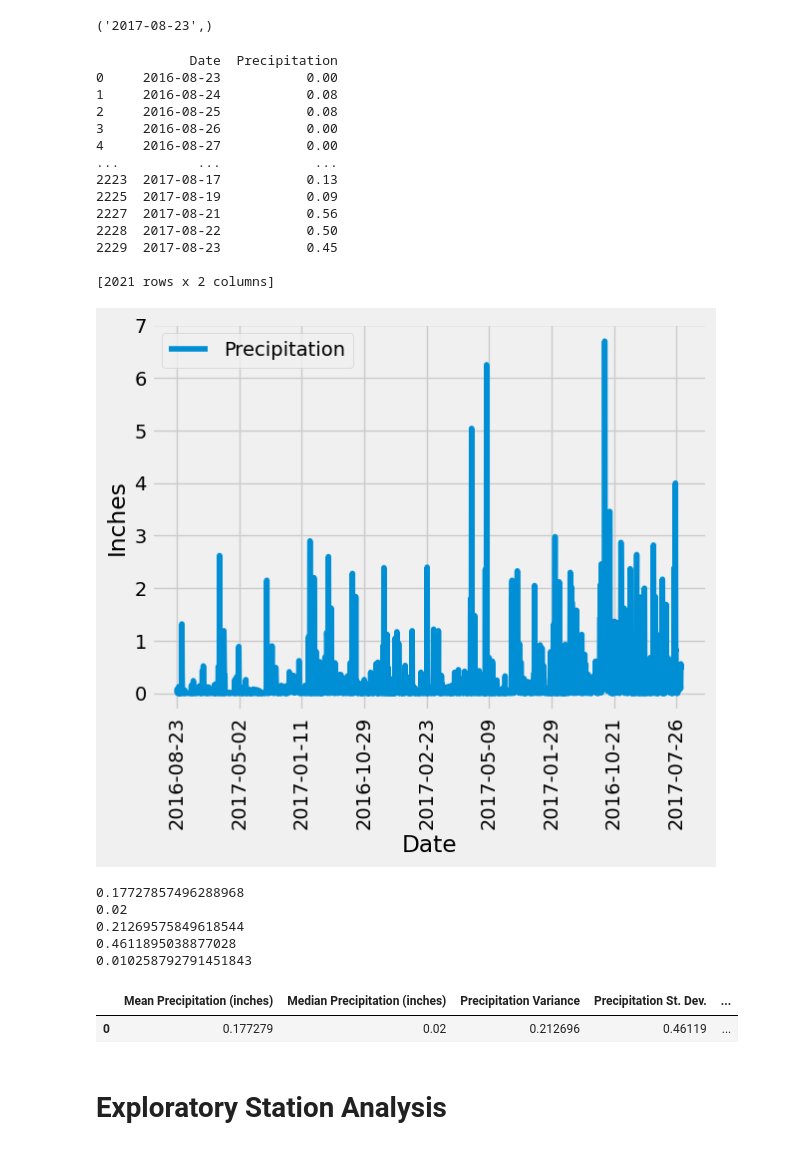
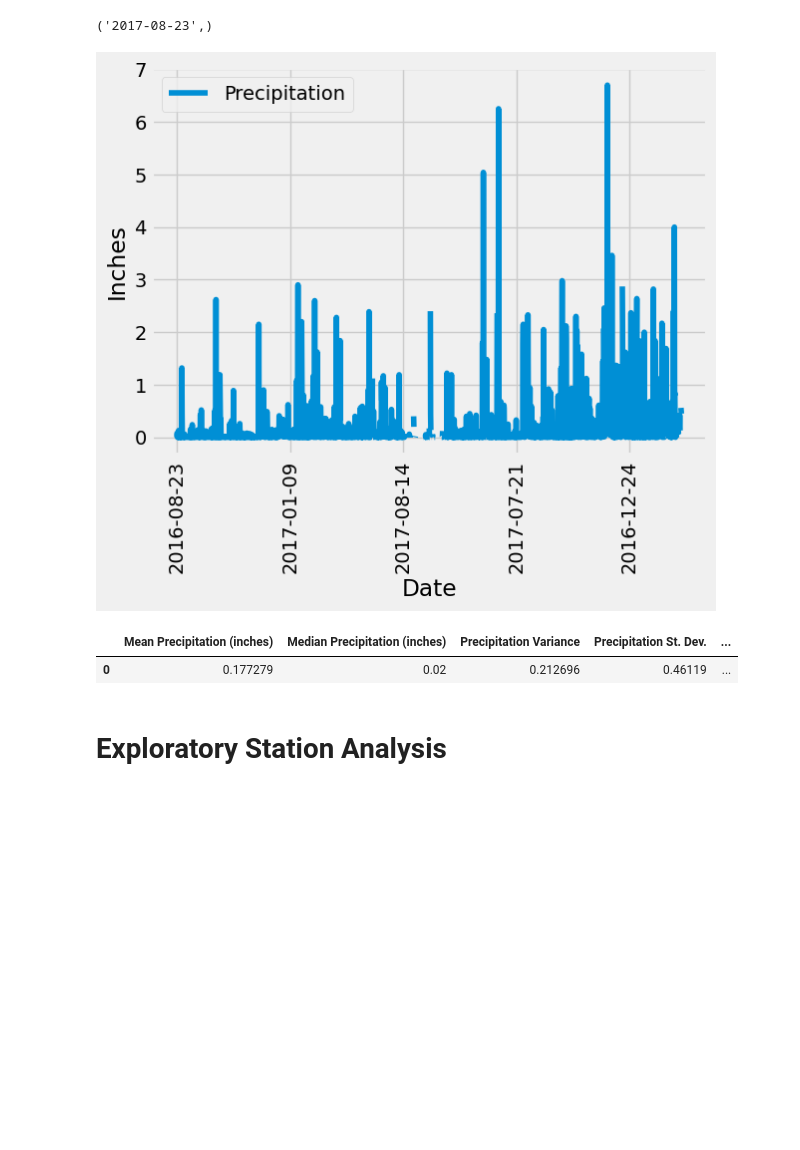
Before and after one commit to dmropp/sqlalchemy-challenge, a Jupyter notebook: HawaiianVacation/climate_main.ipynb, the cells around one changed output. Drawn from its saved outputs; the diff is of its cells as text; code cells hidden in the pictures; blank space fills up the shorter version.

```diff
--- a/HawaiianVacation/climate_main.ipynb
+++ b/HawaiianVacation/climate_main.ipynb
@@ -69,62 +69,48 @@ session.query(Measurement.date).order_by(Measurement.date.desc()).first()
 
 prior_year = dt.date(2017, 8, 23) - dt.timedelta(days=365)
 #print(prior_year)
 
 
 # Perform a query to retrieve the data and precipitation scores
 
 precip_query = session.query(Measurement.date, Measurement.prcp).\
                 filter(Measurement.date >= prior_year).all()
 
 #print(precip_query)
 
 # Save the query results as a Pandas DataFrame. Explicitly set the column names
 
 precip_data = [{"Date": result[0], "Precipitation": result[1]} for result in precip_query]
 
-precip_df = pd.DataFrame(precip_data).dropna()
+precip_df = pd.DataFrame(precip_data)
 
 # Sort the dataframe by date
 
 precip_df.sort_values(by=["Date"], ascending=True)
 #print(precip_df)
 
 # Use Pandas Plotting with Matplotlib to plot the data
 
 x_label = "Date"
 y_label = "Inches"
 precip_df.plot(x="Date", y="Precipitation", xlabel=x_label, ylabel=y_label)
 plt.xticks(rotation=90)
 plt.show()
 # %% [output]
-            Date  Precipitation
-0     2016-08-23           0.00
-1     2016-08-24           0.08
-2     2016-08-25           0.08
-3     2016-08-26           0.00
-4     2016-08-27           0.00
-...          ...            ...
-2223  2017-08-17           0.13
-2225  2017-08-19           0.09
-2227  2017-08-21           0.56
-2228  2017-08-22           0.50
-2229  2017-08-23           0.45
-
-[2021 rows x 2 columns]
-[figure, old version]
+[figure, new version]
 # %%
 # Use Pandas to calculate the summary statistics for the precipitation data
 
 precip_mean = precip_df["Precipitation"].mean()
-print(precip_mean)
+#print(precip_mean)
 precip_median = precip_df["Precipitation"].median()
-print(precip_median)
+#print(precip_median)
 precip_variance = precip_df["Precipitation"].var()
-print(precip_variance)
+#print(precip_variance)
 precip_stdev = precip_df["Precipitation"].std()
-print(precip_stdev)
+#print(precip_stdev)
 precip_sem = precip_df["Precipitation"].sem()
-print(precip_sem)
+#print(precip_sem)
 
 precip_summary_stats = pd.DataFrame({
     "Mean Precipitation (inches)": precip_mean,
@@ -136,11 +122,6 @@ precip_summary_stats = pd.DataFrame({
 
 precip_summary_stats
 # %% [output]
-0.17727857496288968
-0.02
-0.21269575849618544
-0.4611895038877028
-0.010258792791451843
 |  | Mean Precipitation (inches) | Median Precipitation (inches) | Precipitation Variance | Precipitation St. Dev. | ... |
 | 0 | 0.177279 | 0.02 | 0.212696 | 0.46119 | ... |
 # %% [markdown]
```
Also changed, not shown: parts of 1 cell of this notebook.
